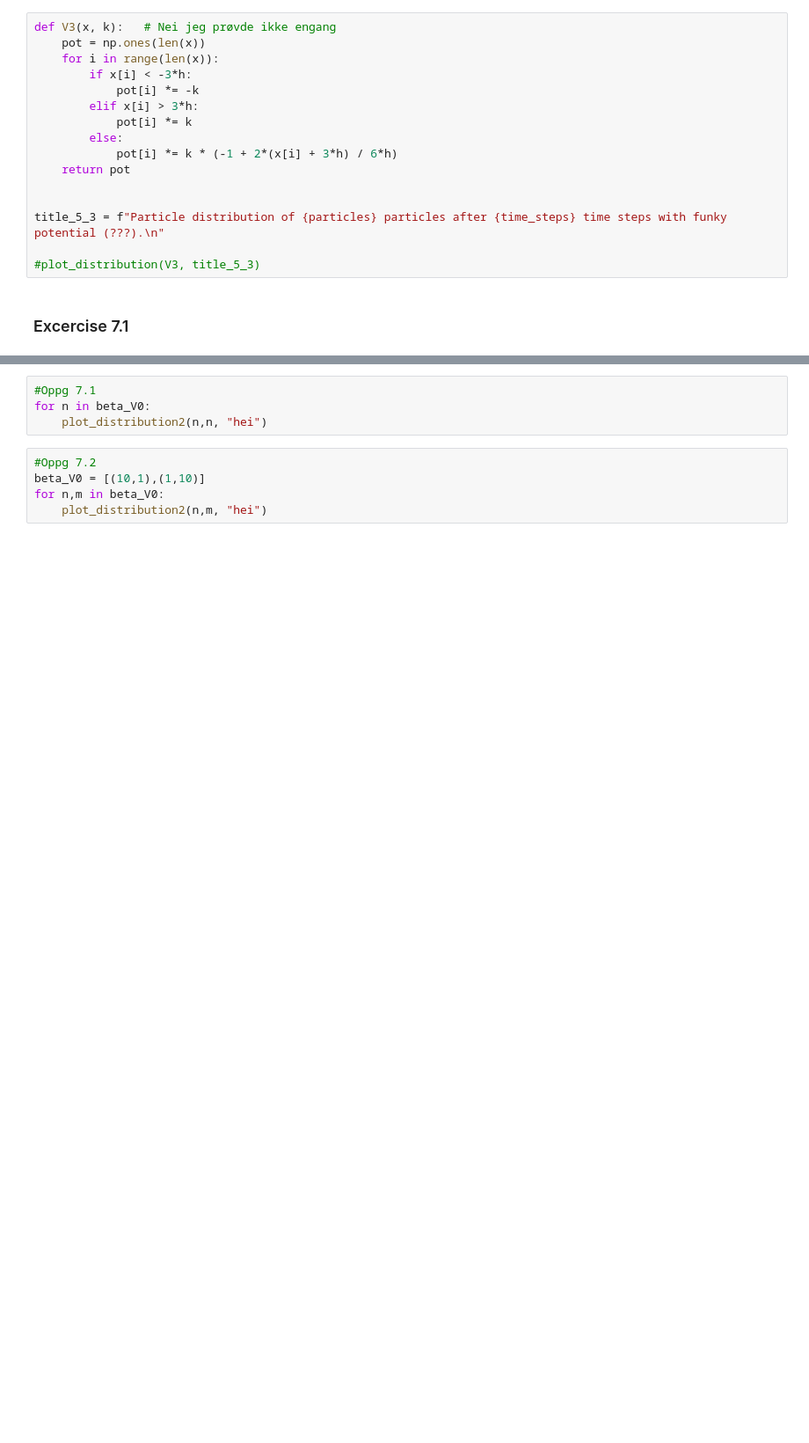
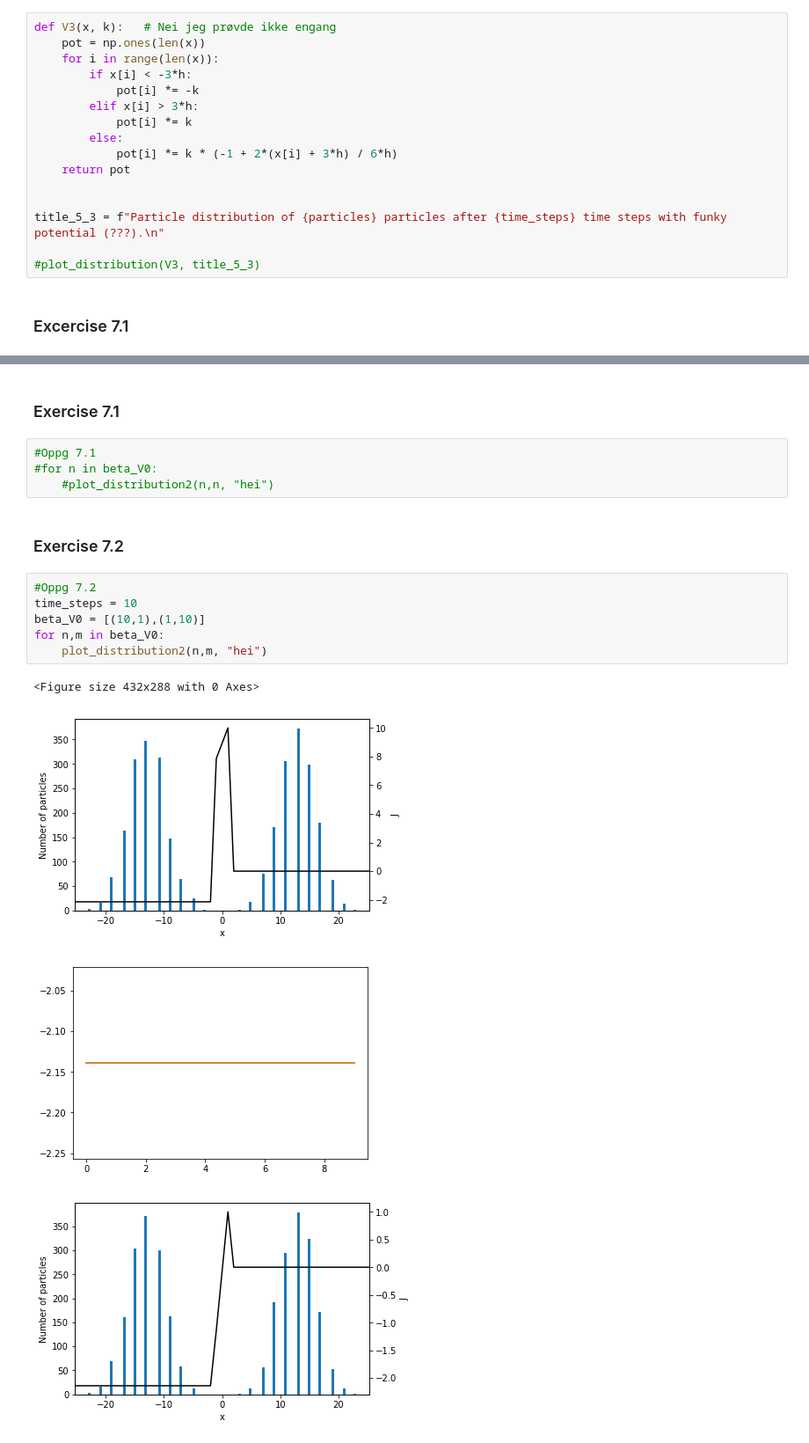
Before and after one commit to marliu97/VitberProsjekt3, a Jupyter notebook: Prosjekt3.ipynb, the cells around one changed output, grey strips where cells are left out. Shown: that part at 88% size. Saved outputs shown, nothing was run; the diff lists cells and outputs as text; blank space fills up the shorter version.

```diff
--- a/Prosjekt3.ipynb
+++ b/Prosjekt3.ipynb
@@ -366,9 +410,19 @@ def plot_distribution2(V0K, V0Na, title):
+# %% [markdown]
+### Exercise 7.1
 # %%
 #Oppg 7.1
-for n in beta_V0:
-    plot_distribution2(n,n, "hei")
+#for n in beta_V0:
+    #plot_distribution2(n,n, "hei")
+# %% [markdown]
+### Exercise 7.2
 # %%
 #Oppg 7.2
+time_steps = 10
 beta_V0 = [(10,1),(1,10)]
 for n,m in beta_V0:
     plot_distribution2(n,m, "hei")
+# %% [output]
+<Figure size 432x288 with 0 Axes>
+[figure, added]
+[figure, added]
+[figure, added]
```
Also changed, not shown: parts of 6 cells of this notebook.
